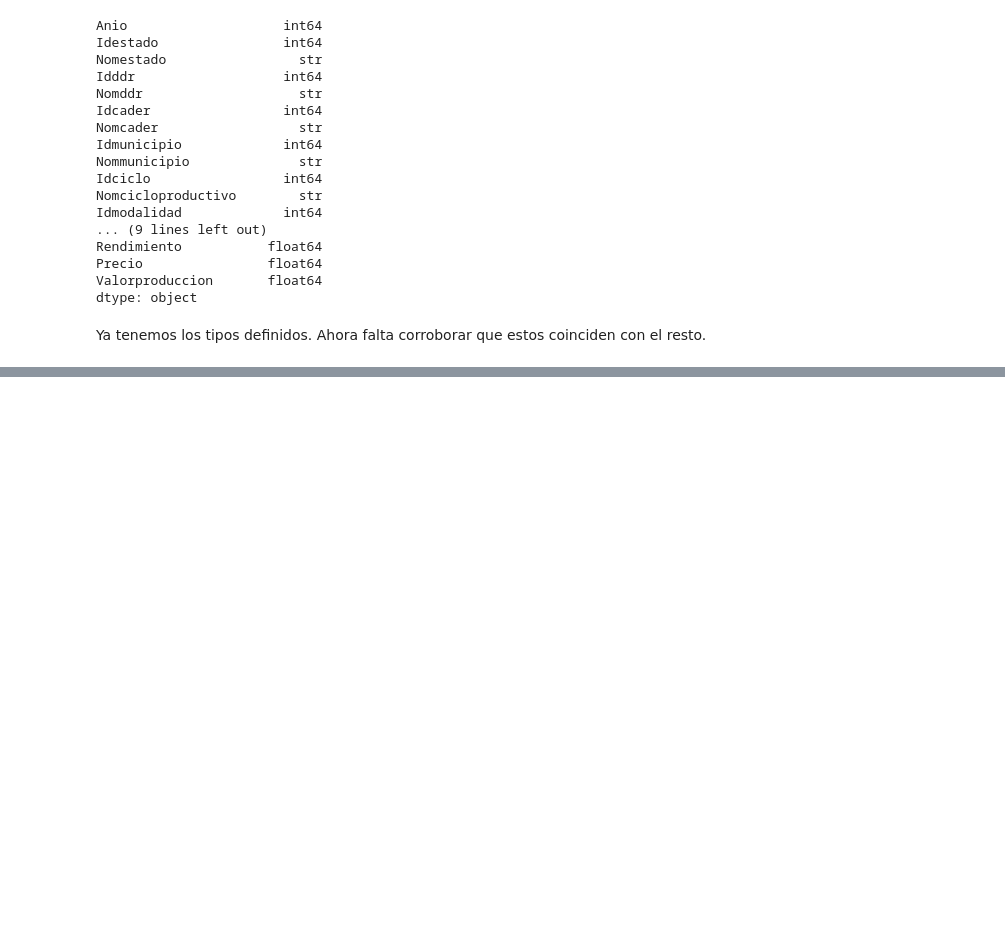
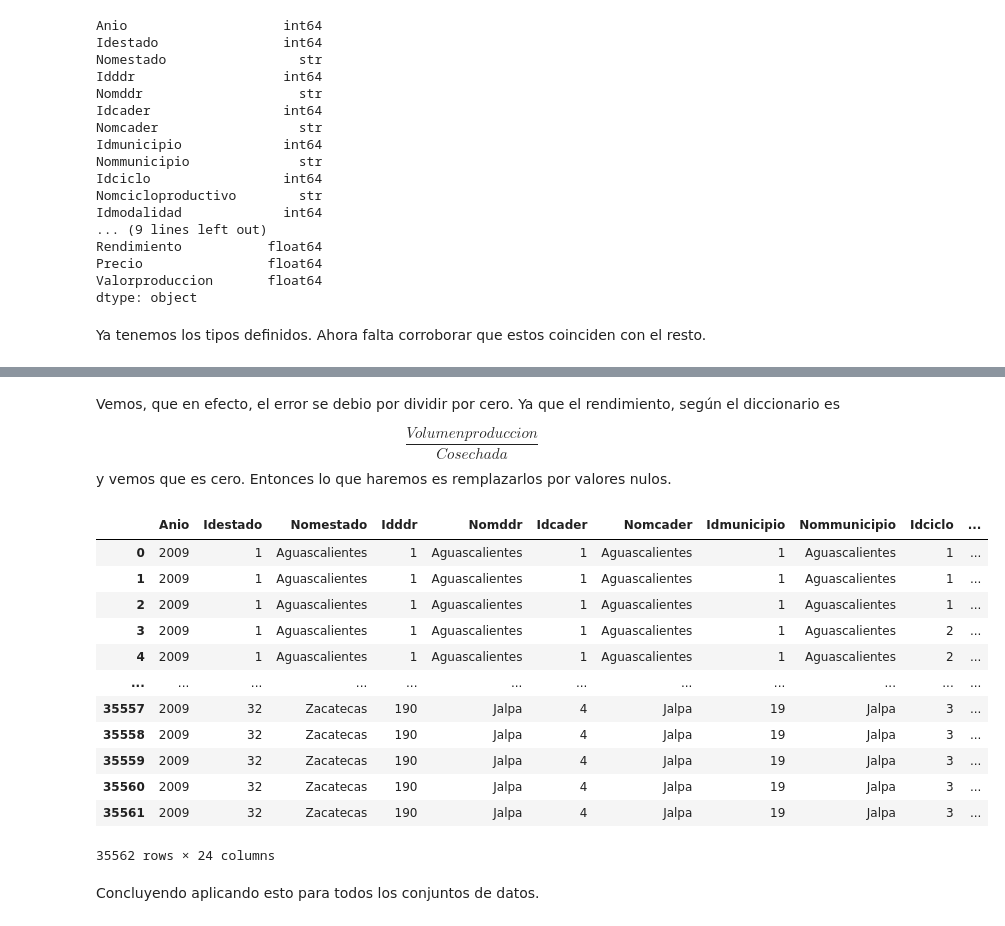
Before and after one commit to MCDagro3/proyecto_agronomia, a Jupyter notebook: notebooks/agroprod_2.ipynb, the cells around one changed output, grey strips where cells are left out. Saved outputs shown, nothing was run; the diff lists cells and outputs as text; code cells hidden in the pictures; blank space fills up the shorter version.

```diff
--- a/notebooks/agroprod_2.ipynb
+++ b/notebooks/agroprod_2.ipynb
@@ -21,0 +252,17 @@ Partiremos con el Diccionario de Datos. Modificando las reglas definidas por la
+# %%
+def posnorm_branch(tree, norm_col="Nomcultivo", norm_rule=norm2_um):
+    codes = tree.root
+    catalog = codes.open(pars=[1, {"index_col":0}])
+    ndf = []
+    for file in tree.branch:
+        df = file.open(pars=[1, {"low_memory":False, "index_col":0}])
+        cols = set(df.columns)
+        if norm_col in cols:
+            vdf = norm_rule(df)
+            ndf.append(vdf)
+        else:
+            df.columns = catalog.index
+            ndf.append(df)
+    return ndf
+
+dgsiap_normb = posnorm_branch(dgsiap)  # Obteniendo el conjunto de datos a utilizar
@@ -177,0 +432,18 @@ dtype: object
+# %%
+df1 = dgsiap_normb[3]
+df1['Volumenproduccion']= df1['Volumenproduccion'].str.replace(",","")
+df2 = dgsiap_normb[4]
+df2['Sembrada']= df2['Sembrada'].str.replace(",","")
+df3 = dgsiap_normb[16]
+df3['Rendimiento']= df3['Rendimiento'].str.replace(",","")
+
+# Al quitar las comas ya podemos aplicar los cambios.
+d1 = df1.astype(data_checker)
+d2 = df2.astype(data_checker)
+
+# Revisamos la situación del conjunto de datos faltante.
+for g in df3['Rendimiento'].unique().tolist():
+    try:
+        float(g)
+    except:
+        print(g)
@@ -177,0 +462,26 @@ dtype: object
+# %% [markdown]
+Vemos, que en efecto, el error se debio por dividir por cero. Ya que el rendimiento, según el diccionario es
+
+$$
+    \dfrac{Volumenproduccion}{Cosechada}
+$$
+y vemos que es cero. Entonces lo que haremos es remplazarlos por valores nulos.
+# %%
+df3['Rendimiento'] = df3['Rendimiento'].replace("#¡NUM!", pd.NA)
+df3.astype(data_checker)
+# %% [output]
+|  | Anio | Idestado | Nomestado | Idddr | Nomddr | Idcader | Nomcader | Idmunicipio | Nommunicipio | Idciclo | ... |
+| 0 | 2009 | 1 | Aguascalientes | 1 | Aguascalientes | 1 | Aguascalientes | 1 | Aguascalientes | 1 | ... |
+| 1 | 2009 | 1 | Aguascalientes | 1 | Aguascalientes | 1 | Aguascalientes | 1 | Aguascalientes | 1 | ... |
+| 2 | 2009 | 1 | Aguascalientes | 1 | Aguascalientes | 1 | Aguascalientes | 1 | Aguascalientes | 1 | ... |
+| 3 | 2009 | 1 | Aguascalientes | 1 | Aguascalientes | 1 | Aguascalientes | 1 | Aguascalientes | 2 | ... |
+| 4 | 2009 | 1 | Aguascalientes | 1 | Aguascalientes | 1 | Aguascalientes | 1 | Aguascalientes | 2 | ... |
+| ... | ... | ... | ... | ... | ... | ... | ... | ... | ... | ... | ... |
+| 35557 | 2009 | 32 | Zacatecas | 190 | Jalpa | 4 | Jalpa | 19 | Jalpa | 3 | ... |
+| 35558 | 2009 | 32 | Zacatecas | 190 | Jalpa | 4 | Jalpa | 19 | Jalpa | 3 | ... |
+| 35559 | 2009 | 32 | Zacatecas | 190 | Jalpa | 4 | Jalpa | 19 | Jalpa | 3 | ... |
+| 35560 | 2009 | 32 | Zacatecas | 190 | Jalpa | 4 | Jalpa | 19 | Jalpa | 3 | ... |
+| 35561 | 2009 | 32 | Zacatecas | 190 | Jalpa | 4 | Jalpa | 19 | Jalpa | 3 | ... |
+35562 rows × 24 columns
+# %% [markdown]
+Concluyendo aplicando esto para todos los conjuntos de datos.
```
Also changed, not shown: parts of 33 cells of this notebook, 7 other files.
